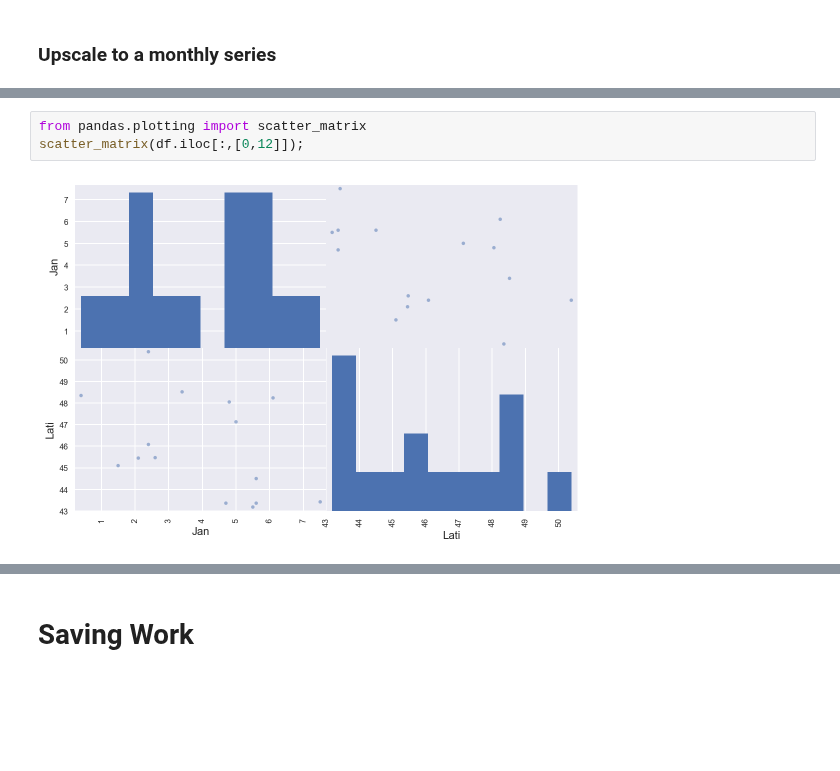
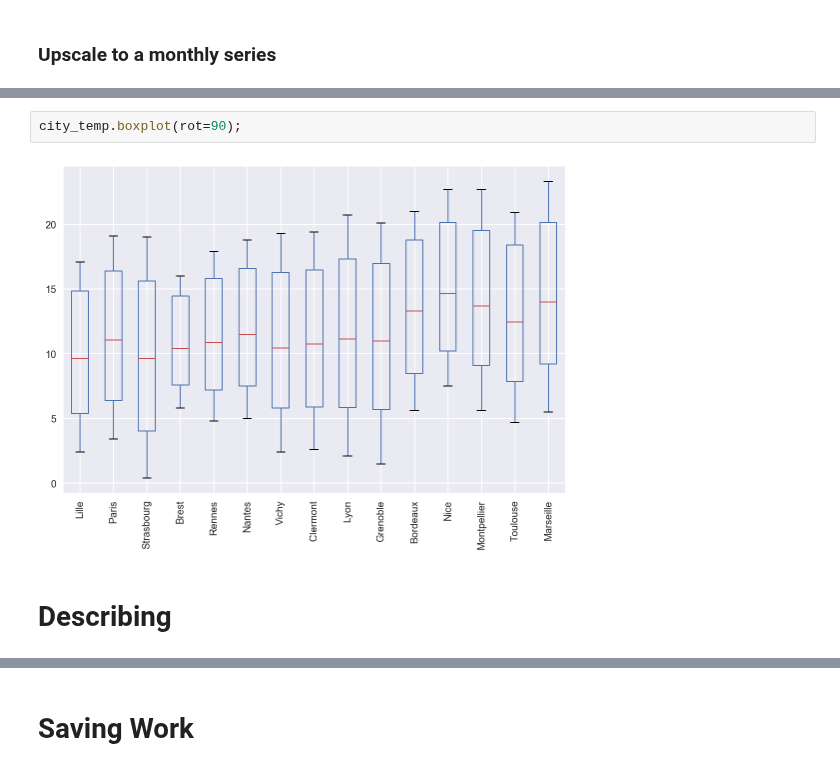
Before and after one commit to pnavaro/math-python, a Jupyter notebook: 14.Pandas.ipynb, the cells around one changed output, grey strips where cells are left out. Saved outputs shown, nothing was run; the diff lists cells and outputs as text; blank space fills up the shorter version.

```diff
--- a/14.Pandas.ipynb
+++ b/14.Pandas.ipynb
@@ -639,5 +738,6 @@ df.iloc[:,:12].boxplot();
-# %%
-from pandas.plotting import scatter_matrix
-scatter_matrix(df.iloc[:,[0,12]]);
-# %% [output]
-[figure, removed]
+# %%
+city_temp.boxplot(rot=90);
+# %% [output]
+[figure, added]
+# %% [markdown]
+# Describing
```
Also changed, not shown: parts of 61 cells of this notebook, 1 other file.
